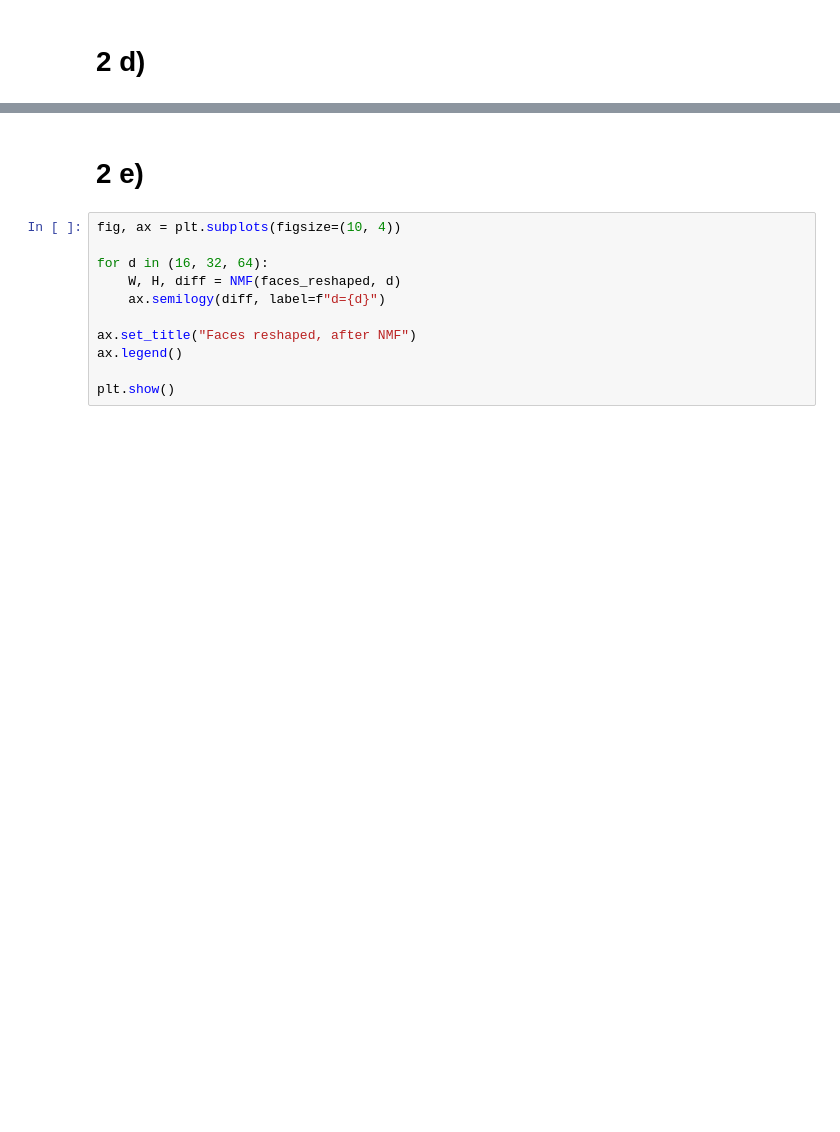
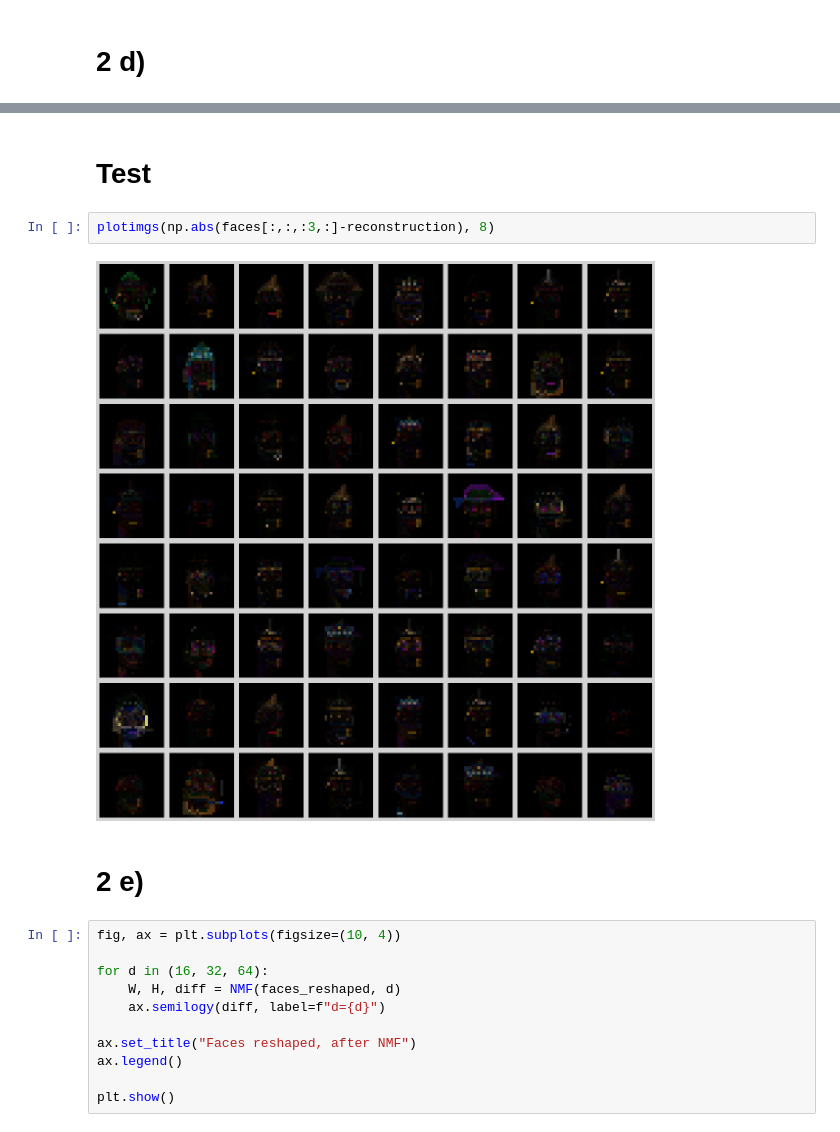
Before and after one commit to LaserGreco/Vitber-Prosjekt-3, a Jupyter notebook: prosjekt3mal.ipynb, the cells around one changed output, grey strips where cells are left out. Saved outputs shown, nothing was run; the diff lists cells and outputs as text; blank space fills up the shorter version.

```diff
--- a/prosjekt3mal.ipynb
+++ b/prosjekt3mal.ipynb
@@ -312,3 +311,9 @@ plotimgs(reconstruction, 8)
+# %% [markdown]
+# Test
+# %%
+plotimgs(np.abs(faces[:,:,:3,:]-reconstruction), 8)
+# %% [output]
+[figure, added]
 # %% [markdown]
 # 2 e)
 # %%
```
Also changed, not shown: parts of 8 cells of this notebook.
